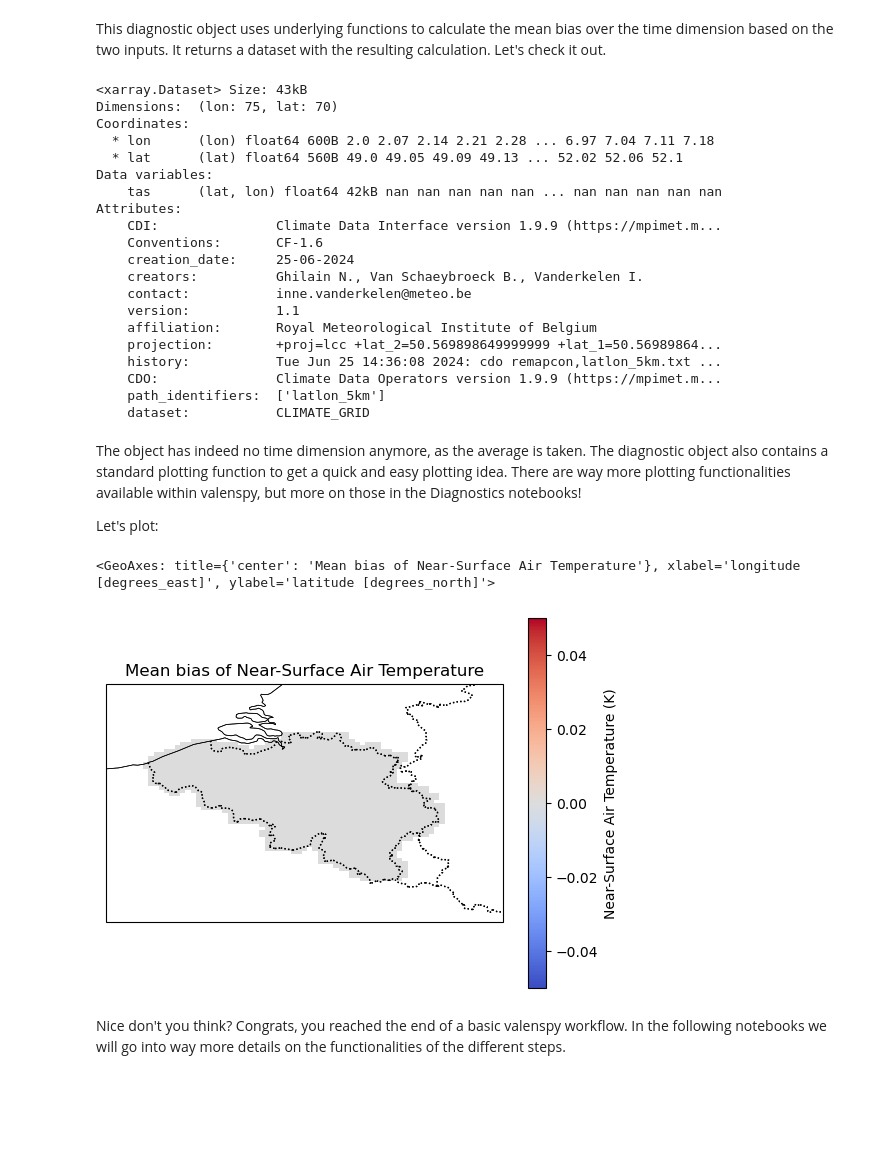
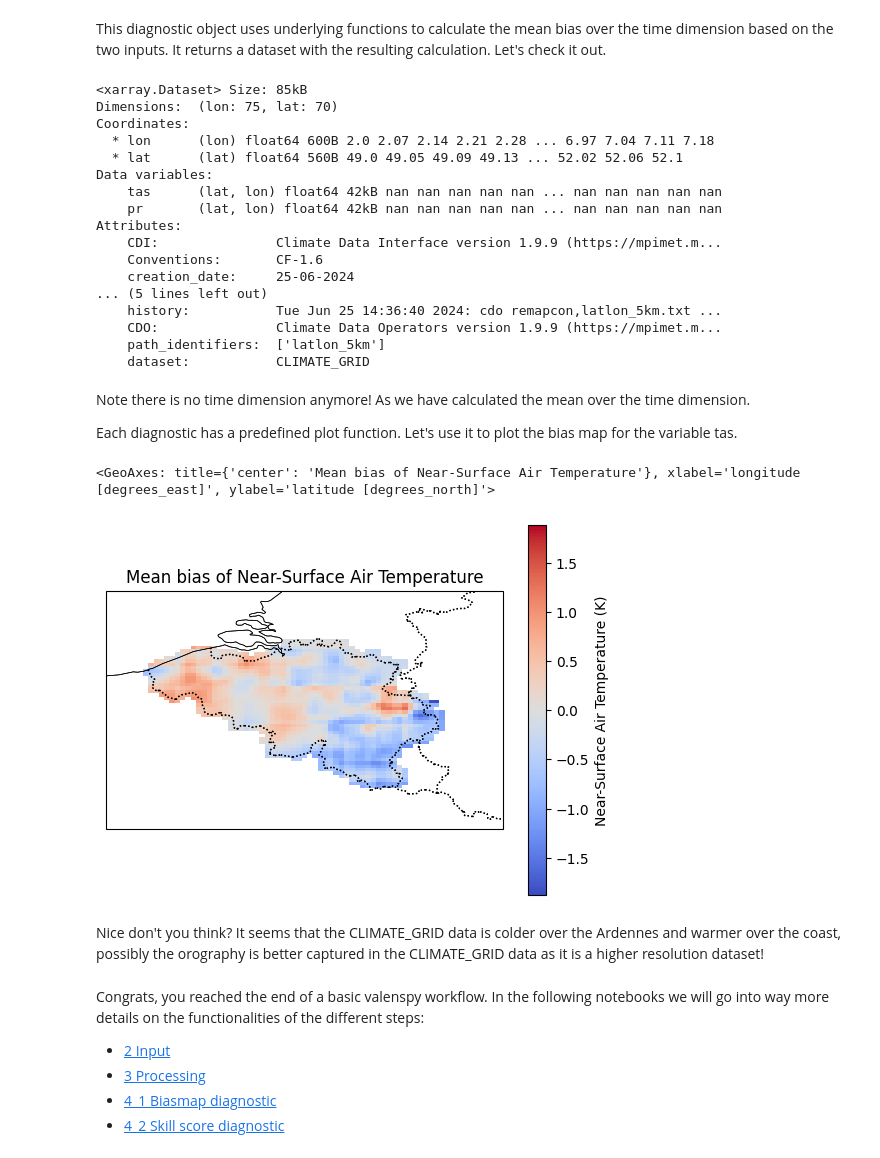
Before and after one commit to CORDEX-be2/ValEnsPy, a Jupyter notebook: examples/tutorial/1_valenspy_workflow.ipynb, the cells around one changed output. Drawn from its saved outputs; the diff is of its cells as text; code cells hidden in the pictures; blank space fills up the shorter version.

Commit message:
Complete example valenspy_workflow example

```diff
--- a/examples/tutorial/1_valenspy_workflow.ipynb
+++ b/examples/tutorial/1_valenspy_workflow.ipynb
@@ -238,37 +306,40 @@ The spatial bias of the data compared to the reference.
 # %% [markdown]
 This diagnostic object uses underlying functions to calculate the mean bias over the time dimension based on the two inputs. It returns a dataset with the resulting calculation. Let's check it out.
 # %%
-ds_spatialbias = SpatialBias.apply(ds_ref_sel, ds_ref_sel).compute() #As this is a dask array, nothing is computed until we call the compute method
+ds_spatialbias = SpatialBias.apply(ds_clm_grid, ref=ds_ERA5_daily).compute() #As this is a dask array, nothing is computed until we call the compute method
 ds_spatialbias
 # %% [output]
-<xarray.Dataset> Size: 43kB
+<xarray.Dataset> Size: 85kB
 Dimensions:  (lon: 75, lat: 70)
 Coordinates:
   * lon      (lon) float64 600B 2.0 2.07 2.14 2.21 2.28 ... 6.97 7.04 7.11 7.18
   * lat      (lat) float64 560B 49.0 49.05 49.09 49.13 ... 52.02 52.06 52.1
 Data variables:
     tas      (lat, lon) float64 42kB nan nan nan nan nan ... nan nan nan nan nan
+    pr       (lat, lon) float64 42kB nan nan nan nan nan ... nan nan nan nan nan
 Attributes:
     CDI:               Climate Data Interface version 1.9.9 (https://mpimet.m...
     Conventions:       CF-1.6
     creation_date:     25-06-2024
-    creators:          Ghilain N., Van Schaeybroeck B., Vanderkelen I.
-    contact:           inne.vanderkelen@meteo.be
-    version:           1.1
-    affiliation:       Royal Meteorological Institute of Belgium
-    projection:        +proj=lcc +lat_2=50.569898649999999 +lat_1=50.56989864...
-    history:           Tue Jun 25 14:36:08 2024: cdo remapcon,latlon_5km.txt ...
+... (5 lines left out)
+    history:           Tue Jun 25 14:36:40 2024: cdo remapcon,latlon_5km.txt ...
     CDO:               Climate Data Operators version 1.9.9 (https://mpimet.m...
     path_identifiers:  ['latlon_5km']
     dataset:           CLIMATE_GRID
-# %% [markdown]
-The object has indeed no time dimension anymore, as the average is taken. The diagnostic object also contains a standard plotting function to get a quick and easy plotting idea. There are way more plotting functionalities available within valenspy, but more on those in the Diagnostics notebooks!
-
-Let's plot:
-# %%
-SpatialBias.plot(ds_spatialbias['tas']) #As this is a dask array, nothing is computed until we call the compute method
-# %% [output]
-<GeoAxes: title={'center': 'Mean bias of Near-Surface Air Temperature'}, xlabel='longitude [degrees_east]', ylabel='latitude [degrees_north]'>
-[figure, removed]
+# %% [markdown]
+Note there is no time dimension anymore! As we have calculated the mean over the time dimension.
+
+Each diagnostic has a predefined plot function. Let's use it to plot the bias map for the variable tas.
+# %%
+SpatialBias.plot(ds_spatialbias.tas)
+# %% [output]
+<GeoAxes: title={'center': 'Mean bias of Near-Surface Air Temperature'}, xlabel='longitude [degrees_east]', ylabel='latitude [degrees_north]'>
+[figure, added]
+# %% [markdown]
+Nice don't you think? It seems that the CLIMATE_GRID data is colder over the Ardennes and warmer over the coast, possibly the orography is better captured in the CLIMATE_GRID data as it is a higher resolution dataset!
 # %% [markdown]
-Nice don't you think? Congrats, you reached the end of a basic valenspy workflow. In the following notebooks we will go into way more details on the functionalities of the different steps.
+Congrats, you reached the end of a basic valenspy workflow. In the following notebooks we will go into way more details on the functionalities of the different steps:
+- [2 Input](2_input.ipynb)
+- [3 Processing](3_processing.ipynb)
+- [4_1 Biasmap diagnostic](4_1_diagnostic_biasmap.ipynb)
+- [4_2 Skill score diagnostic](4_2_diagnostic_skillscores.ipynb)
```
Also changed, not shown: parts of 33 cells of this notebook.
